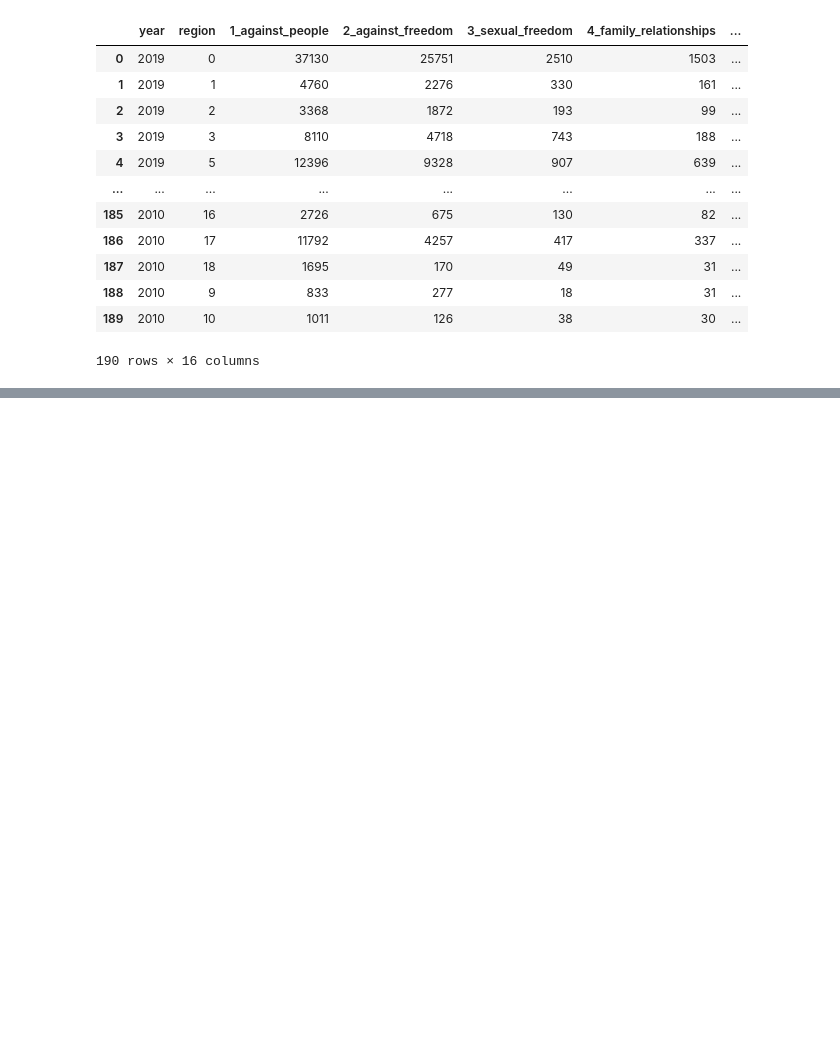
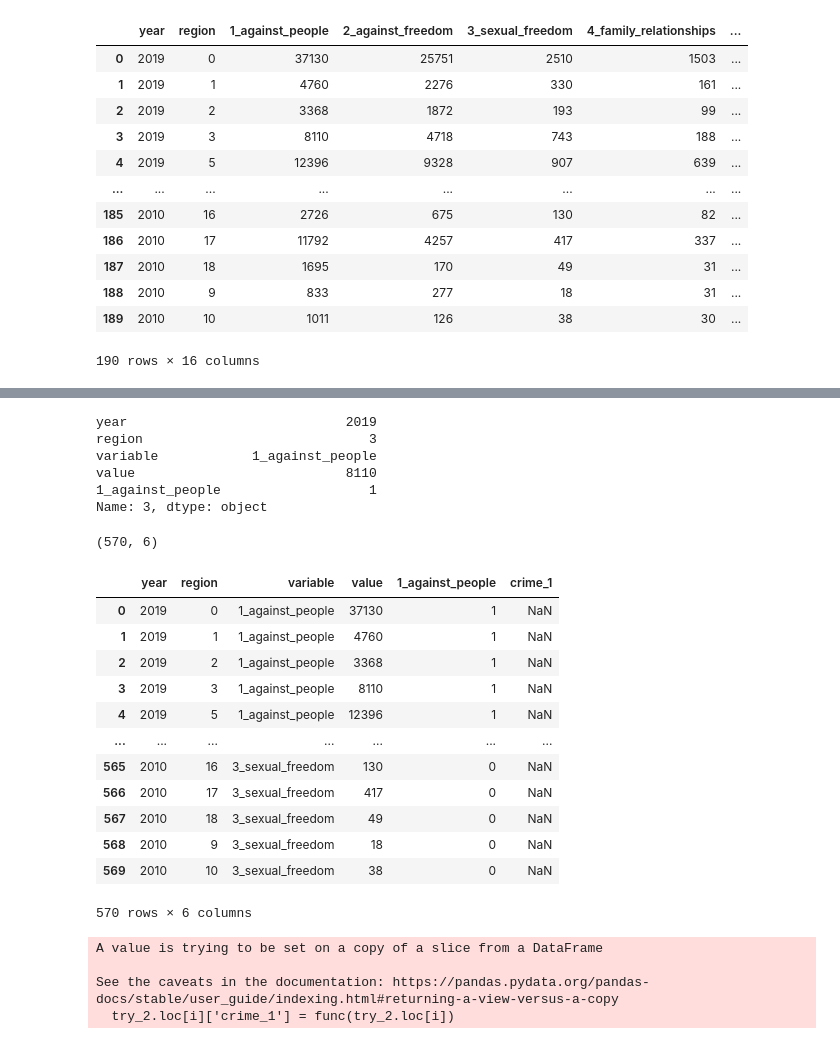
Before and after one commit to ivanalonsom/Project6, a Jupyter notebook: main.ipynb, the cells around one changed output, grey strips where cells are left out. Drawn from its saved outputs; the diff is of its cells as text; code cells hidden in the pictures; blank space fills up the shorter version.

```diff
--- a/main.ipynb
+++ b/main.ipynb
@@ -148,0 +155,7 @@ df_merged
+# %%
+df_no_cat = df_merged.drop(columns=['Latitude', 'Longitude', 'avg_crimes', 'years_from_today', 'population'])
+
+crime_values = ['1_against_people', '2_against_freedom',
+       '3_sexual_freedom', '4_family_relationships', '5_property_crimes',
+       '6_collective_security', '7_forgeries', '8_public_administration',
+       '9_justice_administration']
@@ -148,0 +260,44 @@ df_merged
+# %%
+try_1.loc[3]
+# %% [output]
+year                            2019
+region                             3
+variable            1_against_people
+value                           8110
+1_against_people                   1
+Name: 3, dtype: object
+# %%
+try_1.shape
+# %% [output]
+(570, 6)
+# %%
+try_2 = try_1
+
+#pd.DataFrame(try_1.apply(func, axis=1, result_type='reduce'))
+
+
+try_2['crime_1'] = 'NaN'
+
+try_2
+# %% [output]
+|  | year | region | variable | value | 1_against_people | crime_1 |
+| 0 | 2019 | 0 | 1_against_people | 37130 | 1 | NaN |
+| 1 | 2019 | 1 | 1_against_people | 4760 | 1 | NaN |
+| 2 | 2019 | 2 | 1_against_people | 3368 | 1 | NaN |
+| 3 | 2019 | 3 | 1_against_people | 8110 | 1 | NaN |
+| 4 | 2019 | 5 | 1_against_people | 12396 | 1 | NaN |
+| ... | ... | ... | ... | ... | ... | ... |
+| 565 | 2010 | 16 | 3_sexual_freedom | 130 | 0 | NaN |
+| 566 | 2010 | 17 | 3_sexual_freedom | 417 | 0 | NaN |
+| 567 | 2010 | 18 | 3_sexual_freedom | 49 | 0 | NaN |
+| 568 | 2010 | 9 | 3_sexual_freedom | 18 | 0 | NaN |
+| 569 | 2010 | 10 | 3_sexual_freedom | 38 | 0 | NaN |
+570 rows × 6 columns
+# %%
+for i in range(0,try_2.shape[0]):
+    try_2.loc[i]['crime_1'] = func(try_2.loc[i])
+# %% [output]
+A value is trying to be set on a copy of a slice from a DataFrame
+
+See the caveats in the documentation: https://pandas.pydata.org/pandas-docs/stable/user_guide/indexing.html#returning-a-view-versus-a-copy
+  try_2.loc[i]['crime_1'] = func(try_2.loc[i])
```
Also changed, not shown: parts of 11 cells of this notebook, 3 other files.
